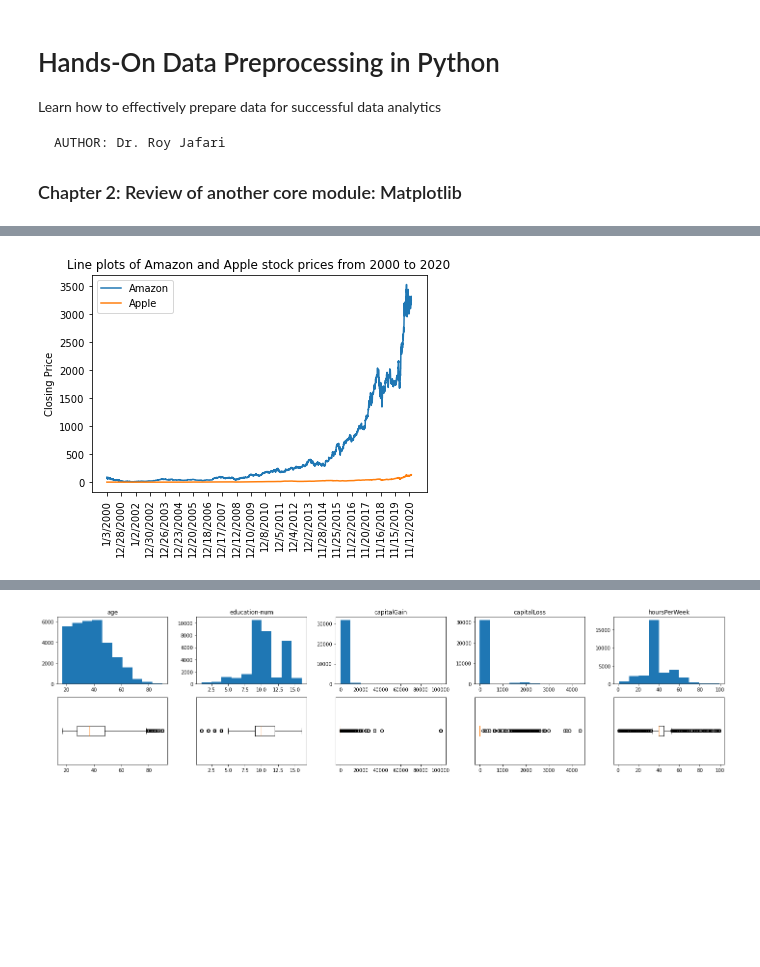
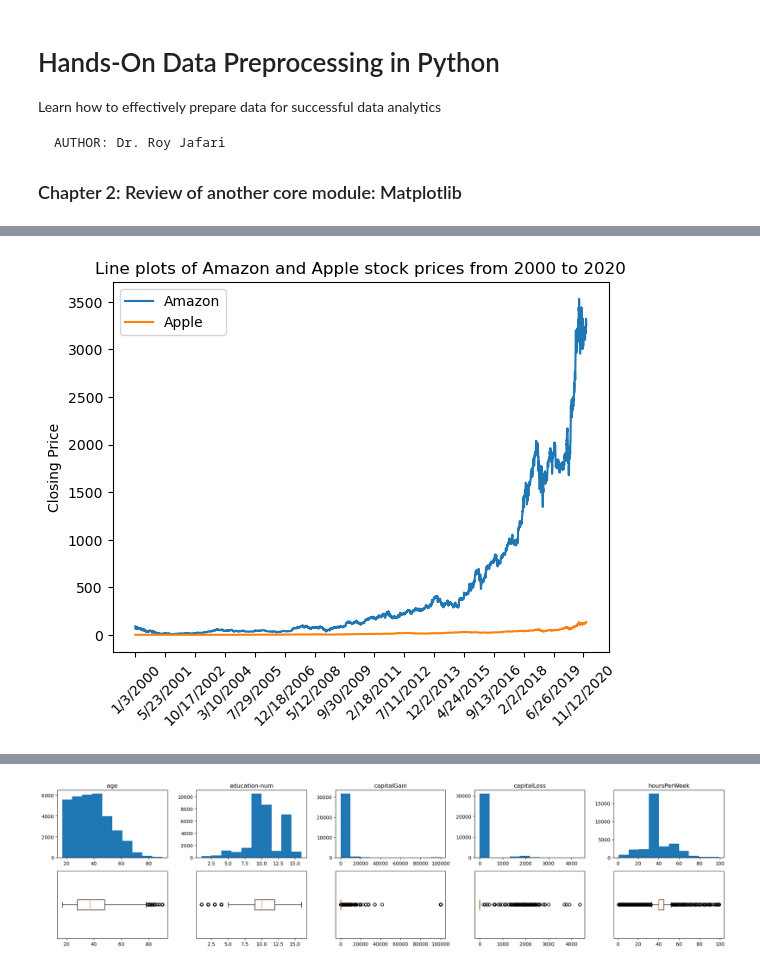
Before and after one commit to PacktPublishing/Hands-On-Data-Preprocessing-in-Python, a Jupyter notebook: Chapter02/Chapter 2.ipynb, the cells around one changed output, grey strips where cells are left out. Cells and saved outputs as stored; diff of their text form; code cells hidden in the pictures; blank space fills up the shorter version.

```diff
--- a/Chapter02/Chapter 2.ipynb
+++ b/Chapter02/Chapter 2.ipynb
@@ -68,14 +76,14 @@ plt.show()
 # %%
 plt.plot(amz_df.Close, label='Amazon')
 plt.plot(apl_df.Close, label='Apple')
 plt.title('Line plots of Amazon and Apple stock prices from 2000 to 2020')
 plt.ylabel('Closing Price')
 plt.legend()
-plt.xticks(np.arange(0,len(amz_df),250),amz_df.Date[0:len(amz_df):250],
-           rotation=90)
+plt.xticks(np.arange(0,len(amz_df),350),amz_df.Date[0:len(amz_df):350],
+           rotation=45 )
 plt.show()
 # %% [output]
-[figure, old version]
+[figure, new version]
 # %%
 plt.scatter(apl_df.Close,amz_df.Close, marker = 'x', color='green')
 plt.title('Amazon and Apple stock prices in 2000 to 2020')
```
Also changed, not shown: parts of 11 cells of this notebook.
